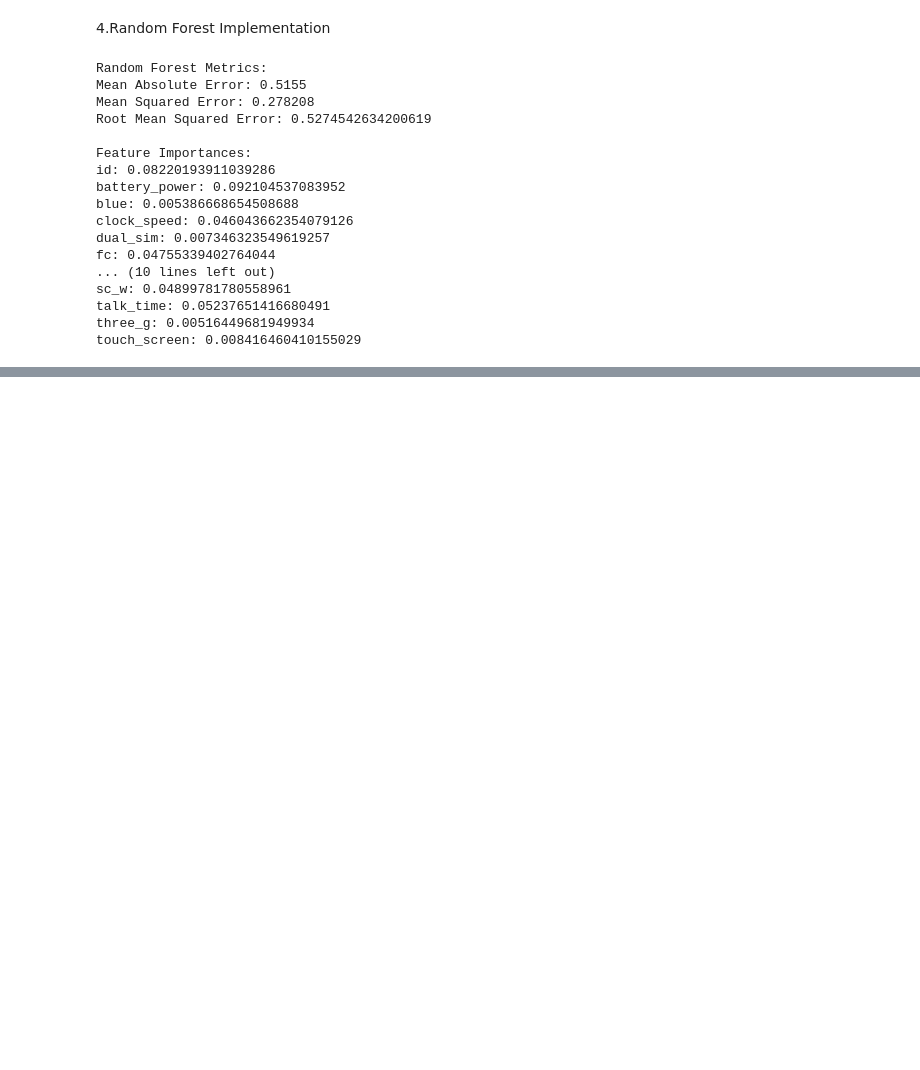
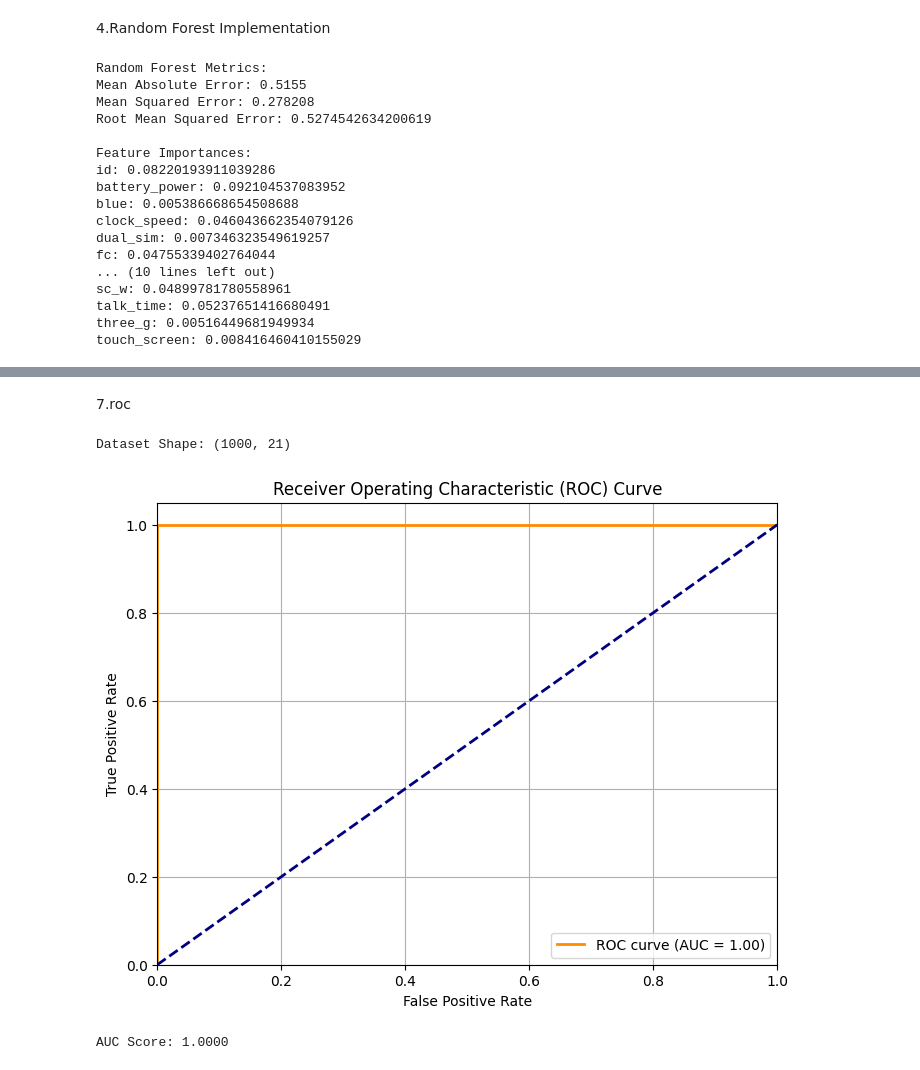
Before and after one commit to Aravindlakki/AIML-LAB, a Jupyter notebook: AIML_PROJECT.ipynb, the cells around one changed output, grey strips where cells are left out. Cells and saved outputs as stored; diff of their text form; code cells hidden in the pictures; blank space fills up the shorter version.

```diff
--- a/AIML_PROJECT.ipynb
+++ b/AIML_PROJECT.ipynb
@@ -160,0 +250,78 @@ touch_screen: 0.008416460410155029
+# %% [markdown]
+7.roc
+# %%
+import pandas as pd
+import numpy as np
+from sklearn.model_selection import train_test_split
+from sklearn.preprocessing import LabelEncoder
+from sklearn.metrics import roc_curve, auc
+from sklearn.ensemble import RandomForestClassifier
+import matplotlib.pyplot as plt
+
+def load_and_preprocess_data():
+    # Load data
+    df = pd.read_csv('/content/drive/MyDrive/test.csv')
+    print("Dataset Shape:", df.shape)
+
+    # Handle missing values
+    df = df.dropna()
+
+    # Convert categorical variables
+    le = LabelEncoder()
+    categorical_cols = df.select_dtypes(include=['object']).columns
+    for col in categorical_cols:
+        df[col] = le.fit_transform(df[col])
+
+    return df
+
+def plot_roc_curve(model, X_test, y_test):
+    # Get prediction probabilities
+    y_pred_proba = model.predict_proba(X_test)[:, 1]
+
+    # Calculate ROC curve points
+    fpr, tpr, _ = roc_curve(y_test, y_pred_proba)
+    roc_auc = auc(fpr, tpr)
+
+    # Plot ROC curve
+    plt.figure(figsize=(8, 6))
+    plt.plot(fpr, tpr, color='darkorange', lw=2,
+             label=f'ROC curve (AUC = {roc_auc:.2f})')
+    plt.plot([0, 1], [0, 1], color='navy', lw=2, linestyle='--')
+    plt.xlim([0.0, 1.0])
+    plt.ylim([0.0, 1.05])
+    plt.xlabel('False Positive Rate')
+    plt.ylabel('True Positive Rate')
+    plt.title('Receiver Operating Characteristic (ROC) Curve')
+    plt.legend(loc="lower right")
+    plt.grid(True)
+    plt.show()
+
+    return roc_auc
+
+def main():
+    # Load and preprocess data
+    df = load_and_preprocess_data()
+
+    # Separate features and target
+    X = df.drop('int_memory', axis=1)  # Replace 'target' with your target column name
+    y = df['four_g']  # Replace 'target' with your target column name
+
+    # Split data
+    X_train, X_test, y_train, y_test = train_test_split(X, y,
+                                                       test_size=0.2,
+                                                       random_state=42)
+
+    # Train Random Forest model
+    rf_model = RandomForestClassifier(n_estimators=100, random_state=42)
+    rf_model.fit(X_train, y_train)
+
+    # Plot ROC curve and get AUC score
+    auc_score = plot_roc_curve(rf_model, X_test, y_test)
+    print(f"AUC Score: {auc_score:.4f}")
+
+if __name__ == "__main__":
+    main()
+# %% [output]
+Dataset Shape: (1000, 21)
+[figure, added]
+AUC Score: 1.0000
```
Also changed, not shown: parts of 4 cells of this notebook.
